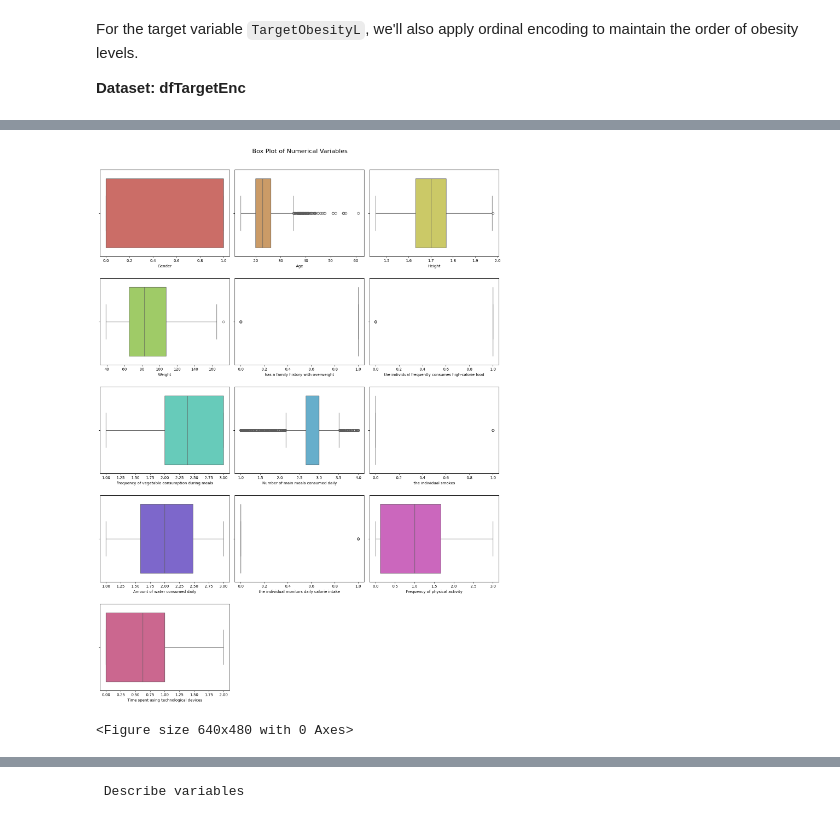
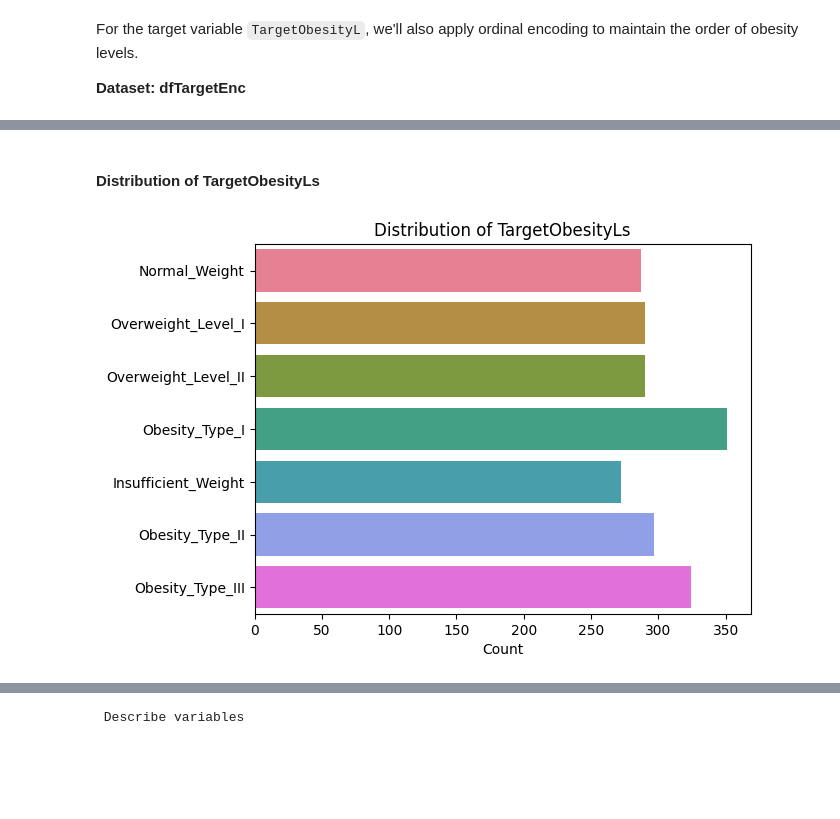
Before and after one commit to MInesGomes/DataScienceObesityLevels, a Jupyter notebook: DSGroup2.ipynb, the cells around one changed output, grey strips where cells are left out. Drawn from its saved outputs; the diff is of its cells as text; code cells hidden in the pictures; blank space fills up the shorter version.

```diff
--- a/DSGroup2.ipynb
+++ b/DSGroup2.ipynb
@@ -614,6 +485,17 @@ numericColumnsPlot(dfCat, 3,HIST_PLOT,True, 30)
-# %%
-# numericColumnsPlot(dfClean, 3, BOX_PLOT )
-numericColumnsPlot(dfCat, 3, BOX_PLOT )
-# %% [output]
-[figure, removed]
-<Figure size 640x480 with 0 Axes>
+# %% [markdown]
+#### Distribution of TargetObesityLs
+# %%
+sns.set_palette("viridis")
+# %%
+# Visualize the distribution of TargetObesityLs using a count plot
+sns.countplot(data=dfCat, y="TargetObesityL", hue="TargetObesityL", legend=False)
+
+# Add title and labels to the plot
+plt.title("Distribution of TargetObesityLs")
+plt.ylabel("")
+plt.xlabel("Count")
+
+# Display the plot
+plt.show()
+# %% [output]
+[figure, added]
```
Also changed, not shown: parts of 106 cells of this notebook.
